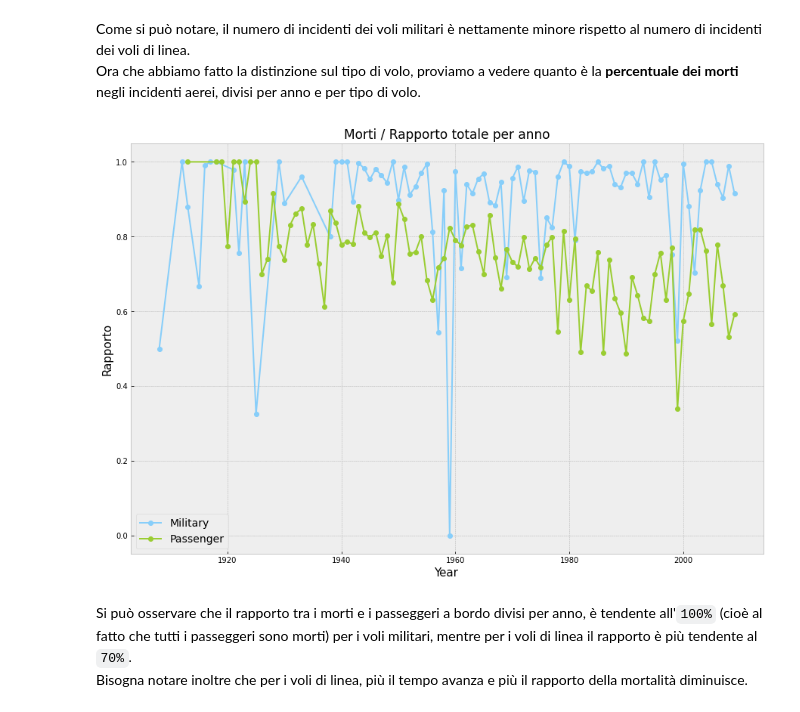
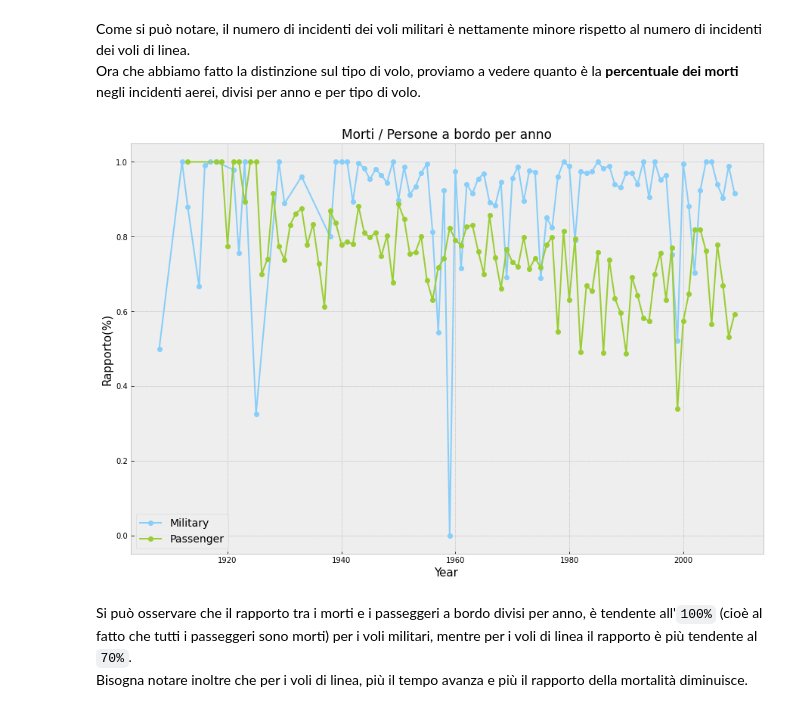
Before and after one commit to A-mangio/incidenti_aerei, a Jupyter notebook: airplaneCrashes.ipynb, the cells around one changed output. Drawn from its saved outputs; the diff is of its cells as text; code cells hidden in the pictures.

```diff
--- a/airplaneCrashes.ipynb
+++ b/airplaneCrashes.ipynb
@@ -142,24 +145,24 @@ Ora che abbiamo fatto la distinzione sul tipo di volo, proviamo a vedere quanto
 # %%
 Temp2 = Data.copy()
 
 Temp2['Military'] = Temp2.Operator.str.contains('MILITARY')
 Temp2['Passenger'] = Temp2.Military == False
 Temp2 = Temp2.loc[:, ['Time', 'Military', 'Passenger', 'Aboard', 'Fatalities']]
 Temp2 = Temp2.groupby([Temp2.Time.dt.year,'Military', 'Passenger']).sum()[["Aboard", 'Fatalities']]
 
 Temp2["Proportion"] = Temp2[["Fatalities"]]["Fatalities"] / Temp2[["Aboard"]]["Aboard"]
 
 plt.figure(figsize=(15,10))
 plt.style.use('bmh')
 plt.plot(Temp2.loc[Temp2.index.get_level_values(1)].index.get_level_values(0), "Proportion", data=Temp2.loc[Temp2.index.get_level_values(1)], color='lightskyblue', marker = "o", linewidth=2)
 plt.plot(Temp2.loc[Temp2.index.get_level_values(2)].index.get_level_values(0), "Proportion", data=Temp2.loc[Temp2.index.get_level_values(2)], color = 'yellowgreen', marker = "o", linewidth=2)
 plt.legend(["Military", "Passenger"], fontsize=14)
 plt.xlabel('Year', fontsize=15)
-plt.ylabel('Rapporto', fontsize=15)
-plt.title('Morti / Rapporto totale per anno', loc='Center', fontsize=17)
+plt.ylabel('Rapporto(%)', fontsize=15)
+plt.title('Morti / Persone a bordo per anno', loc='Center', fontsize=17)
 plt.show()
 # %% [output]
-[figure, old version]
+[figure, new version]
 # %% [markdown]
 Si può osservare che il rapporto tra i morti e i passeggeri a bordo divisi per anno, è tendente all'`100%` (cioè al fatto che tutti i passeggeri sono morti) per i voli militari, mentre per i voli di linea il rapporto è più tendente al `70%`. <br>
 Bisogna notare inoltre che per i voli di linea, più il tempo avanza e più il rapporto della mortalità diminuisce.
```
Also changed, not shown: parts of 31 cells of this notebook, 1 other file.
